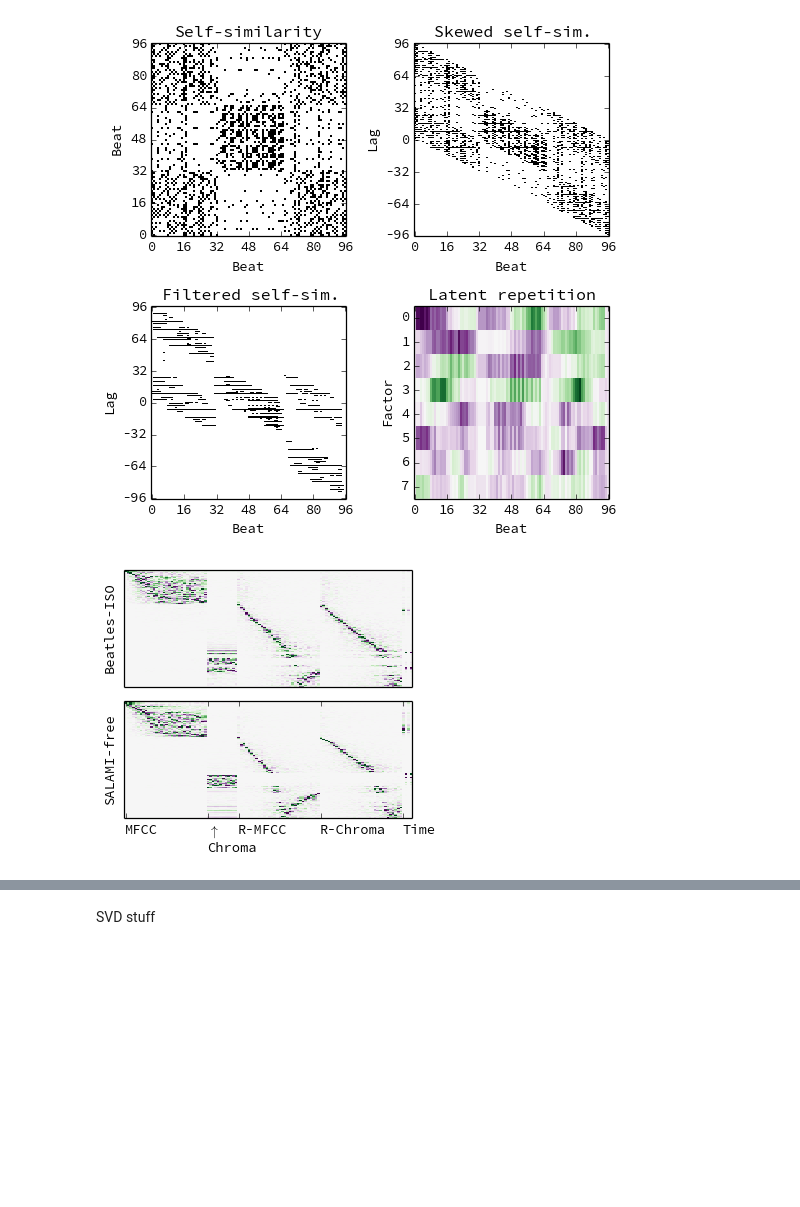
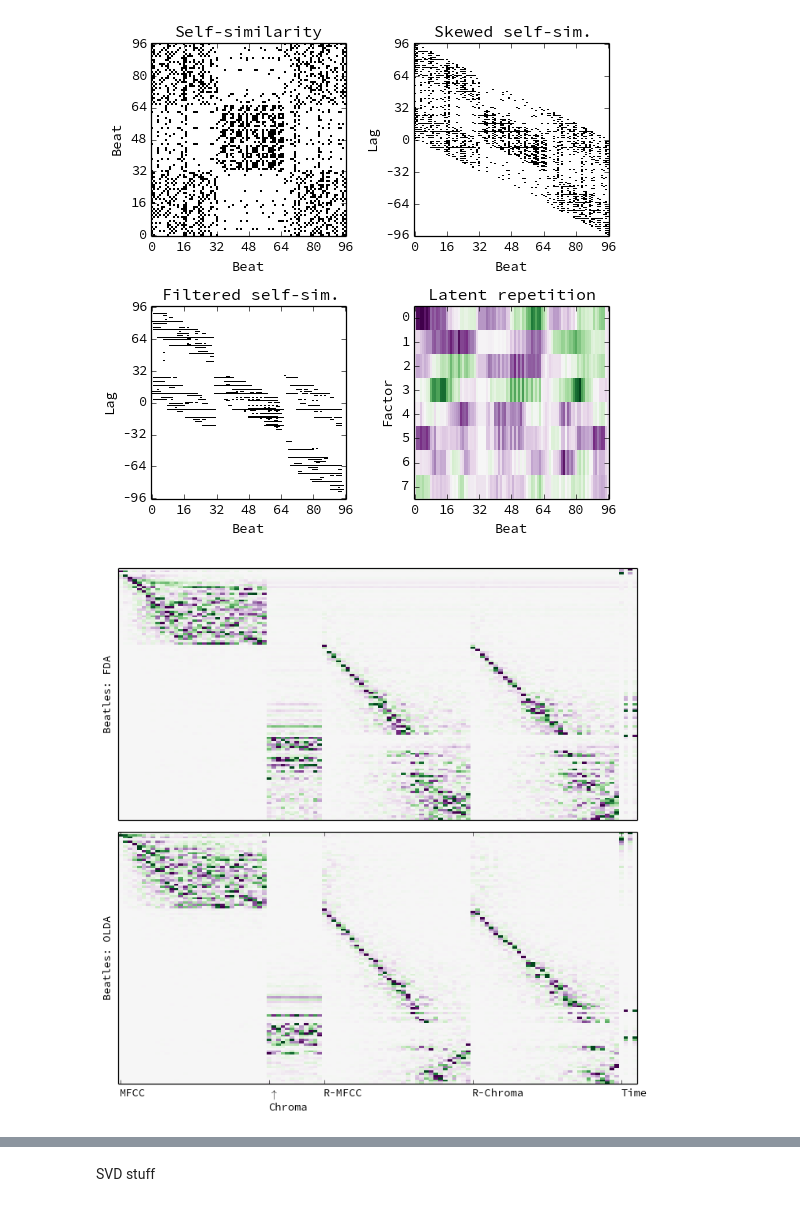
Before and after one commit to bmcfee/olda, a Jupyter notebook: code/ICASSP 2013 - Segmentation.ipynb, the cells around one changed output, grey strips where cells are left out. Saved outputs shown, nothing was run; the diff lists cells and outputs as text; code cells hidden in the pictures; blank space fills up the shorter version.

```diff
--- a/code/ICASSP 2013 - Segmentation.ipynb
+++ b/code/ICASSP 2013 - Segmentation.ipynb
@@ -390,28 +407,28 @@ make_rep_feature_plot(M[:,40:137])
 # %% [output]
 [figure]
 # %%
-model_beatles = np.load('/home/bmcfee/git/olda/data/model_olda_beatles.npy')
-model_salami  = np.load('/home/bmcfee/git/olda/data/model_olda_salami.npy')
-figure(figsize=(4,3.5))
+model_fda = np.load('/home/bmcfee/git/olda/data/model_fda_beatles.npy')
+model_olda  = np.load('/home/bmcfee/git/olda/data/model_olda_beatles.npy')
+figure(figsize=(8,8))
 subplot(211)
-imshow(model_beatles, aspect='auto', interpolation='none', cmap='PRGn_r')
-ylabel('Beatles-ISO')
+imshow(model_fda, aspect='auto', interpolation='none', cmap='PRGn_r')
+ylabel('Beatles: FDA')
 yticks([])
 #ylabel("More important $\\rightarrow$")
 #xticks([0, 32, 44, 76, 108], ['MFCC', 'Chroma', 'Rep-M', 'Rep-C', 'Time'], rotation=-30, horizontalalignment='left')
 xticks([])
 #colorbar()
 
 subplot(212)
-imshow(model_salami, aspect='auto', interpolation='none', cmap='PRGn_r')
-ylabel('SALAMI-free')
+imshow(model_olda, aspect='auto', interpolation='none', cmap='PRGn_r')
+ylabel('Beatles: OLDA')
 #colorbar(orientation='horizontal')
 #ylabel("More important $\\rightarrow$")
 yticks([])
 xticks([0, 32, 44, 76, 108], ['MFCC', '$\uparrow$\nChroma', 'R-MFCC', 'R-Chroma', 'Time'], horizontalalignment='left')
 
 tight_layout()
-savefig('/home/bmcfee/git/olda/paper/figs/w.pdf', format='pdf', pad_inches=0, transparent=True)
+#savefig('/home/bmcfee/git/olda/paper/figs/w.pdf', format='pdf', pad_inches=0, transparent=True)
 # %% [output]
-[figure, old version]
+[figure, new version]
 # %%
```
Also changed, not shown: parts of 16 cells of this notebook, 8 other files.
